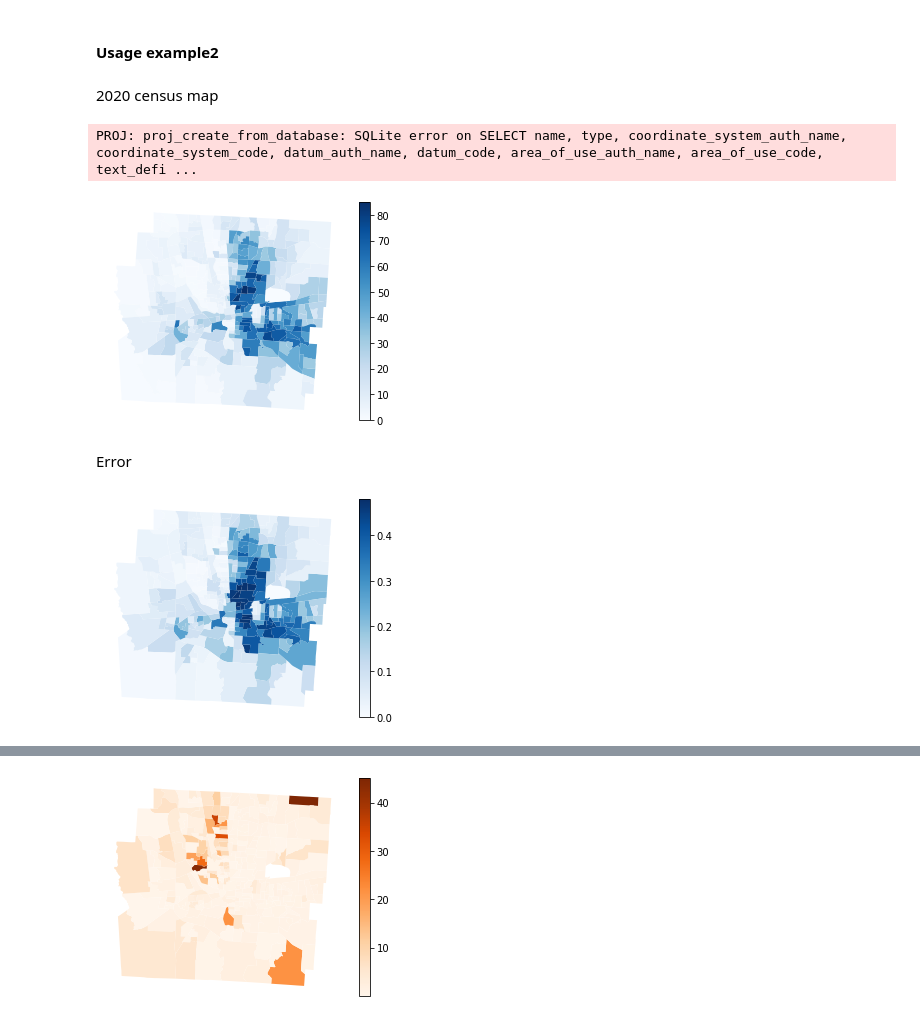
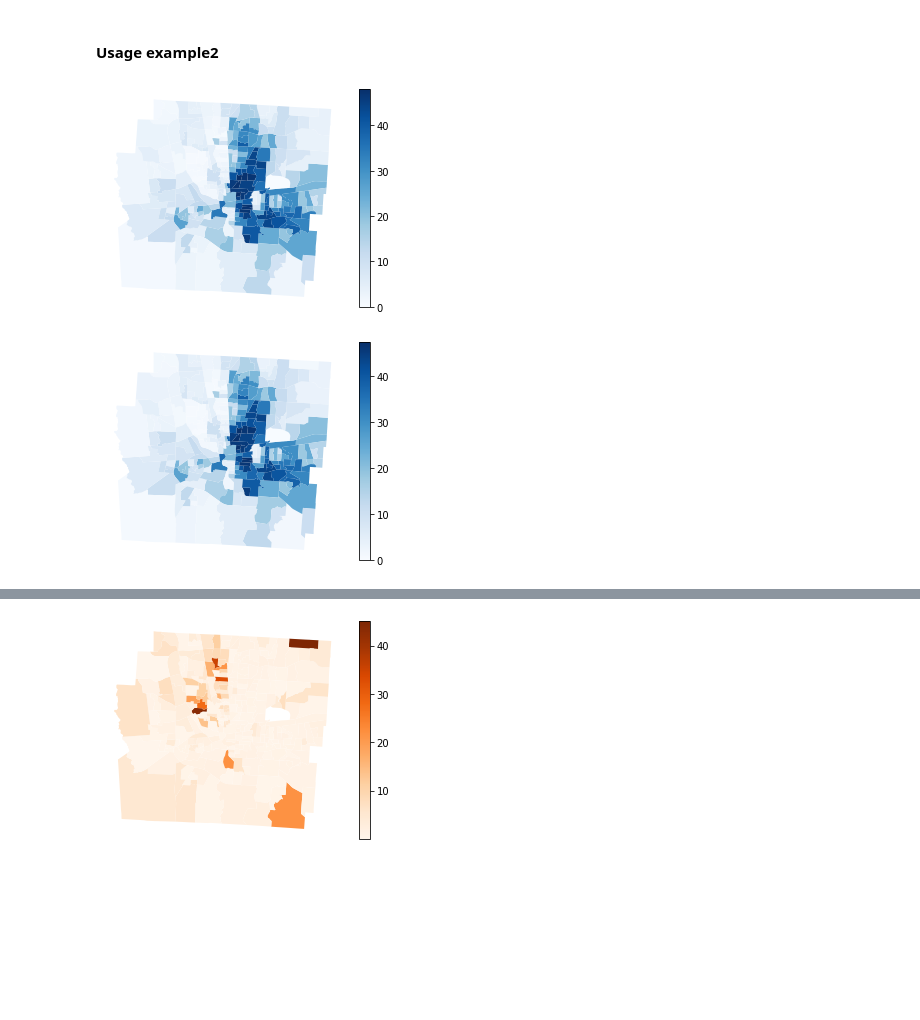
Before and after one commit to linyuehzzz/synthetic-populations, a Jupyter notebook: franklin_microdata.ipynb, the cells around one changed output, grey strips where cells are left out. Cells and saved outputs as stored; diff of their text form; code cells hidden in the pictures; blank space fills up the shorter version.

```diff
--- a/franklin_microdata.ipynb
+++ b/franklin_microdata.ipynb
@@ -875,6 +698,9 @@ array([7.73660e+04, 7.82460e+04, 3.73820e+04, 3.75050e+04, 2.43000e+02,
 Similarity
 # %%
 from numpy.linalg import norm
+import matplotlib.pyplot as plt
+
+plt.rcParams["figure.figsize"] = (3,3)
 
 df = pd.DataFrame({"pums": pums_hist})
 df["fit"] = hist_fit
@@ -882,6 +708,6 @@ df["fit"] = hist_fit
 c = round(np.dot(hist_fit, pums_hist)/(norm(hist_fit)*norm(pums_hist)), 4)
 ax = df.plot.scatter(x="pums", y="fit",c='cyan')
 ax.set_xlabel("ACS PUMS")
-ax.set_ylabel("SSAM")
+ax.set_ylabel("SASM")
 ax.set(title="$c$=" + str(c))
 ax.get_figure().savefig('figs/pums-franklin.svg')
@@ -963,4 +790,2 @@ plt.savefig('figs/case1-franklin-2.eps', format='eps')
 # %% [markdown]
 #### **Usage example2**
-# %% [markdown]
-2020 census map
@@ -976,47 +792,54 @@ pl_fra
 # %%
+# microdata after differential privacy
 import numpy as np
 import geopandas as gpd
 import pandas as pd
 
-filename_pl = 'data/franklin/census20/franklin_tract20.csv'
-data_pl = pd.read_csv(filename_pl)
-data_pl['GEOCODE'] = data_pl['GEOCODE'].astype(str)
+filename_hist_dp = 'data/franklin/microdata/franklin_tract10_dp.csv'
+hist_dp = pd.read_csv(filename_hist_dp)
+hist_dp["TRACT"] = hist_dp["TRACT"].astype(str)
 
-filename_gdf = 'data/franklin/geo/tl_2020_39049_tract20.shp'
+x = 1
+x = '{number:0{width}d}'.format(width=2, number=x)
+col_names = [col for col in hist_dp.columns if x in col[6:8]]
+hist_dp["new_dp"] = hist_dp[col_names].sum(axis=1)
+hist_dp["sum_dp"] = hist_dp[hist_dp.columns[1:]].sum(axis=1)
+hist_dp["new_dp"] = hist_dp["new_dp"] / hist_dp["sum_dp"] * 100
+
+filename_gdf = 'data/franklin/geo/tl_2010_39049_tract10.shp'
 gdf = gpd.read_file(filename_gdf)
-gdf = gdf.set_index('GEOID20').join(data_pl.set_index('GEOCODE'))
-gdf["census20"] = gdf['P0010004'] / gdf["P0010001"] * 100
+gdf = gdf.set_index('GEOID10').join(hist_dp.set_index('TRACT'))
 
-fig = gdf.plot(column='census20', legend=True, cmap='Blues')
+fig = gdf.plot(column='new_dp', legend=True, cmap='Blues')
 fig.set_axis_off()
-fig.get_figure().savefig('figs/franklin-census20.eps')
+fig.get_figure().savefig('figs/case2-franklin-dp-sasm.eps')
 # %% [output]
-PROJ: proj_create_from_database: SQLite error on SELECT name, type, coordinate_system_auth_name, coordinate_system_code, datum_auth_name, datum_code, area_of_use_auth_name, area_of_use_code, text_defi ...
-[figure, old version]
+[figure, new version]
-# %% [markdown]
-Error
 # %%
-# microdata after differential privacy
+# original data
 import numpy as np
 import geopandas as gpd
 import pandas as pd
 
-filename_hist_dp = 'data/franklin/microdata/franklin_tract10_dp.csv'
-hist_dp = pd.read_csv(filename_hist_dp)
-hist_dp["TRACT"] = hist_dp["TRACT"].astype(str)
+filename_hist = 'data/franklin/microdata/franklin_hist.csv'
+hist = pd.read_csv(filename_hist)
+hist['TRACT'] = hist['GEOID10'].astype(str).str[:11]
+col_names = hist.columns.to_numpy()
+col_names = np.delete(col_names, [0, -1])
+hist = hist.groupby('TRACT').sum()[col_names]
+hist = hist.reset_index()
 
 x = 1
 x = '{number:0{width}d}'.format(width=2, number=x)
-col_names = [col for col in hist_dp.columns if x in col[6:8]]
-hist_dp["new_dp"] = hist_dp[col_names].sum(axis=1)
-hist_dp["sum_dp"] = hist_dp[hist_dp.columns[1:]].sum(axis=1)
-hist_dp["new_dp"] = hist_dp["new_dp"] / hist_dp["sum_dp"]
+col_names = [col for col in hist.columns if x in col[6:8]]
+hist["new_ori"] = hist[col_names].sum(axis=1)
+hist["sum_ori"] = hist[hist.columns[1:]].sum(axis=1)
+hist["new_ori"] = hist["new_ori"] / hist["sum_ori"] * 100
 
-filename_gdf = 'data/franklin/geo/tl_2010_39049_tract10.shp'
-gdf = gpd.read_file(filename_gdf)
-gdf = gdf.set_index('GEOID10').join(hist_dp.set_index('TRACT'))
+gdf = gdf.join(hist.set_index('TRACT'))
 
-fig = gdf.plot(column='new_dp', legend=True, cmap='Blues')
+fig = gdf.plot(column='new_ori', legend=True, cmap='Blues')
 fig.set_axis_off()
+fig.get_figure().savefig('figs/case2-franklin-sasm.eps')
 # %% [output]
-[figure, old version]
+[figure, new version]
```
Also changed, not shown: parts of 34 cells of this notebook, 24 other files.
